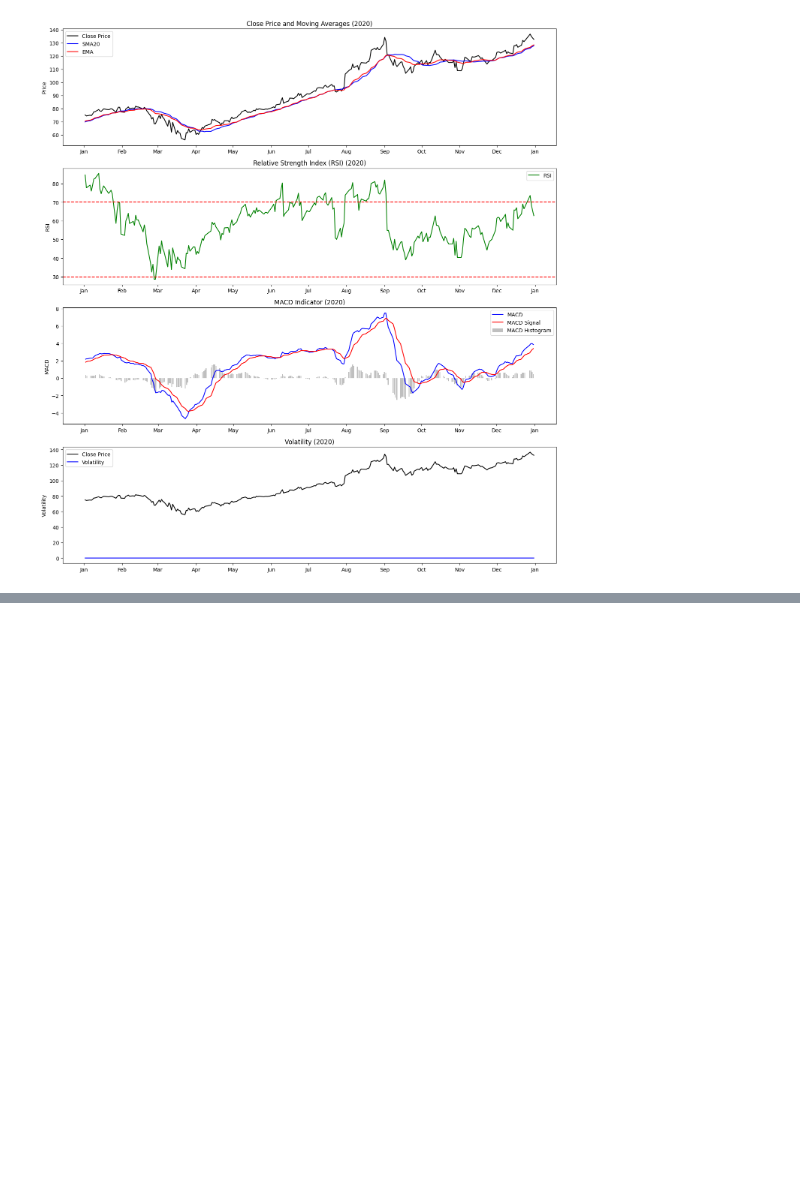
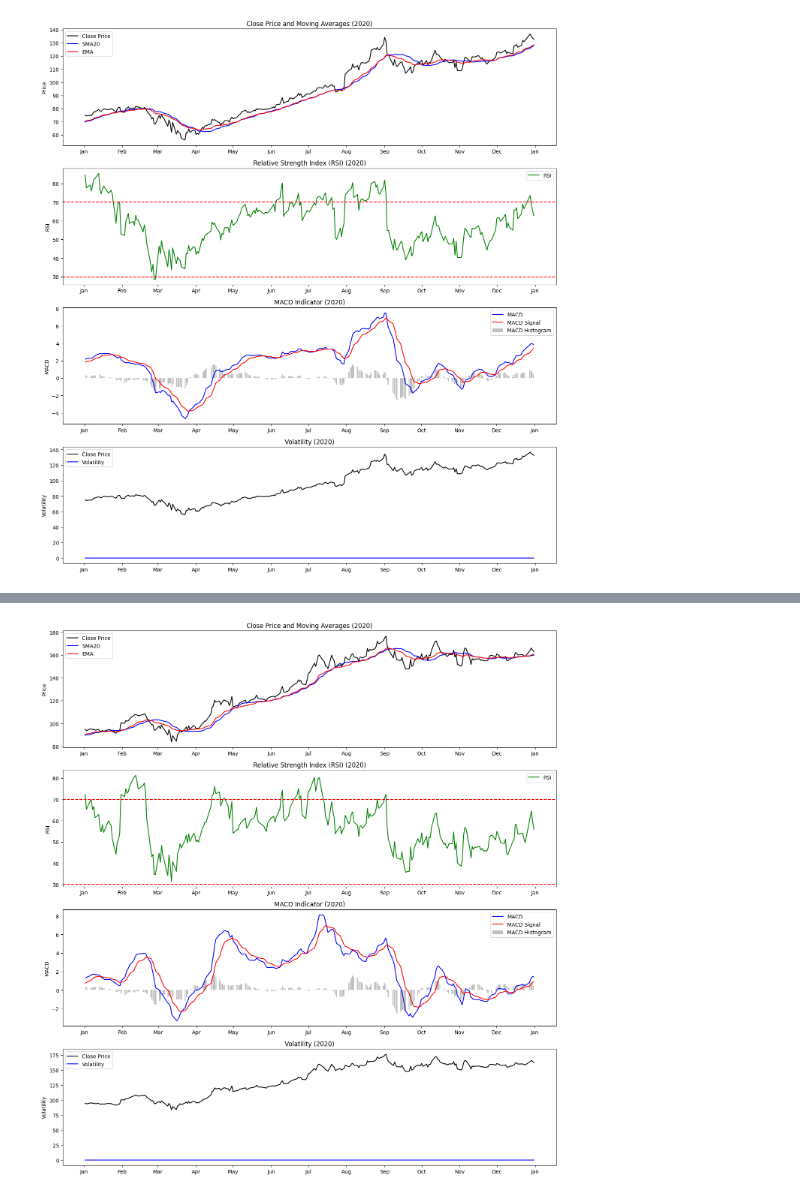
Before and after one commit to yohannestayez/Financial-News-and-Stock-Price-Integration, a Jupyter notebook: notebooks/Analysis2.ipynb, the cells around one changed output, grey strips where cells are left out. Drawn from its saved outputs; the diff is of its cells as text; code cells hidden in the pictures; blank space fills up the shorter version.

Commit message:
AMZN data added

```diff
--- a/notebooks/Analysis2.ipynb
+++ b/notebooks/Analysis2.ipynb
@@ -125,0 +130,10 @@ Date
+# %%
+# Load the CSV file into a Pandas DataFrame
+dn = pd.read_csv(r'C:\Users\Toshiba\Desktop\Kifiya AIM 1\Week 1\Data\yfinance_data\yfinance_data\AMZN_historical_data.csv')
+
+# Ensure the required columns are present
+required_columns = ['Date', 'Open', 'High', 'Low', 'Close', 'Volume']
+dn = dn[required_columns]
+
+# Display the first few rows of the data
+print(dn.head())
@@ -125,0 +149,79 @@ Date
+# %%
+# Convert Date column to datetime if not already done
+dn['Date'] = pd.to_datetime(dn['Date'])  # Corrected: Ensure 'Date' column is in datetime format
+dn.set_index('Date', inplace=True)
+
+# Calculate 20-day Simple Moving Average (SMA) and 20-day Exponential Moving Average (EMA)
+dn['SMA20'] = talib.SMA(dn['Close'], timeperiod=20)
+dn['EMA'] = talib.EMA(dn['Close'], timeperiod=20)
+
+# Calculate RSI (Relative Strength Index)
+dn['RSI'] = talib.RSI(dn['Close'], timeperiod=14)
+
+# Calculate MACD (Moving Average Convergence Divergence)
+macd, macdsignal, macdhist = talib.MACD(dn['Close'], fastperiod=12, slowperiod=26, signalperiod=9)
+dn['MACD'] = macd
+dn['MACD_Signal'] = macdsignal
+dn['MACD_Hist'] = macdhist
+
+# Calculate daily returns
+dn['Return'] = dn['Close'].pct_change()
+
+# Calculate rolling volatility (21-day rolling standard deviation of returns)
+dn['Volatility'] = dn['Return'].rolling(window=21).std()
+
+# Filter the DataFrame to include only data from 2020
+dn_2020 = dn.loc['2020-01-01':'2020-12-31']
+
+# Display the filtered DataFrame with the new indicators
+print(dn_2020.head())
+
+# Plotting
+plt.figure(figsize=(14, 15))
+
+# Plot Close Price and Moving Averages
+plt.subplot(4, 1, 1)
+plt.plot(dn_2020['Close'], label='Close Price', color='black')
+plt.plot(dn_2020['SMA20'], label='SMA20', color='blue')
+plt.plot(dn_2020['EMA'], label='EMA', color='red')
+plt.title('Close Price and Moving Averages (2020)')
+plt.ylabel('Price')
+plt.legend()
+plt.gca().xaxis.set_major_locator(mdates.MonthLocator())
+plt.gca().xaxis.set_major_formatter(mdates.DateFormatter('%b'))
+
+# Plot RSI
+plt.subplot(4, 1, 2)
+plt.plot(dn_2020['RSI'], label='RSI', color='green')
+plt.title('Relative Strength Index (RSI) (2020)')
+plt.axhline(70, color='red', linestyle='--')
+plt.axhline(30, color='red', linestyle='--')
+plt.ylabel('RSI')
+plt.legend()
+plt.gca().xaxis.set_major_locator(mdates.MonthLocator())
+plt.gca().xaxis.set_major_formatter(mdates.DateFormatter('%b'))
+
+# Plot MACD
+plt.subplot(4, 1, 3)
+plt.plot(dn_2020['MACD'], label='MACD', color='blue')
+plt.plot(dn_2020['MACD_Signal'], label='MACD Signal', color='red')
+plt.bar(dn_2020.index, df_2020['MACD_Hist'], label='MACD Histogram', color='grey', alpha=0.5)
+plt.title('MACD Indicator (2020)')
+plt.ylabel('MACD')
+plt.legend()
+plt.gca().xaxis.set_major_locator(mdates.MonthLocator())
+plt.gca().xaxis.set_major_formatter(mdates.DateFormatter('%b'))
+
+# Plot Close Price and Volatility
+plt.subplot(4, 1, 4)
+plt.plot(dn_2020['Close'], label='Close Price', color='black')
+plt.plot(dn_2020['Volatility'], label='Volatility', color='blue')
+plt.title('Volatility (2020)')
+plt.ylabel('Volatility')
+plt.legend()
+plt.gca().xaxis.set_major_locator(mdates.MonthLocator())
+plt.gca().xaxis.set_major_formatter(mdates.DateFormatter('%b'))
+
+plt.tight_layout()
+plt.show()
+# %% [output]
@@ -125,0 +245 @@ Date
+[figure, added]
```
Also changed, not shown: parts of 5 cells of this notebook.
